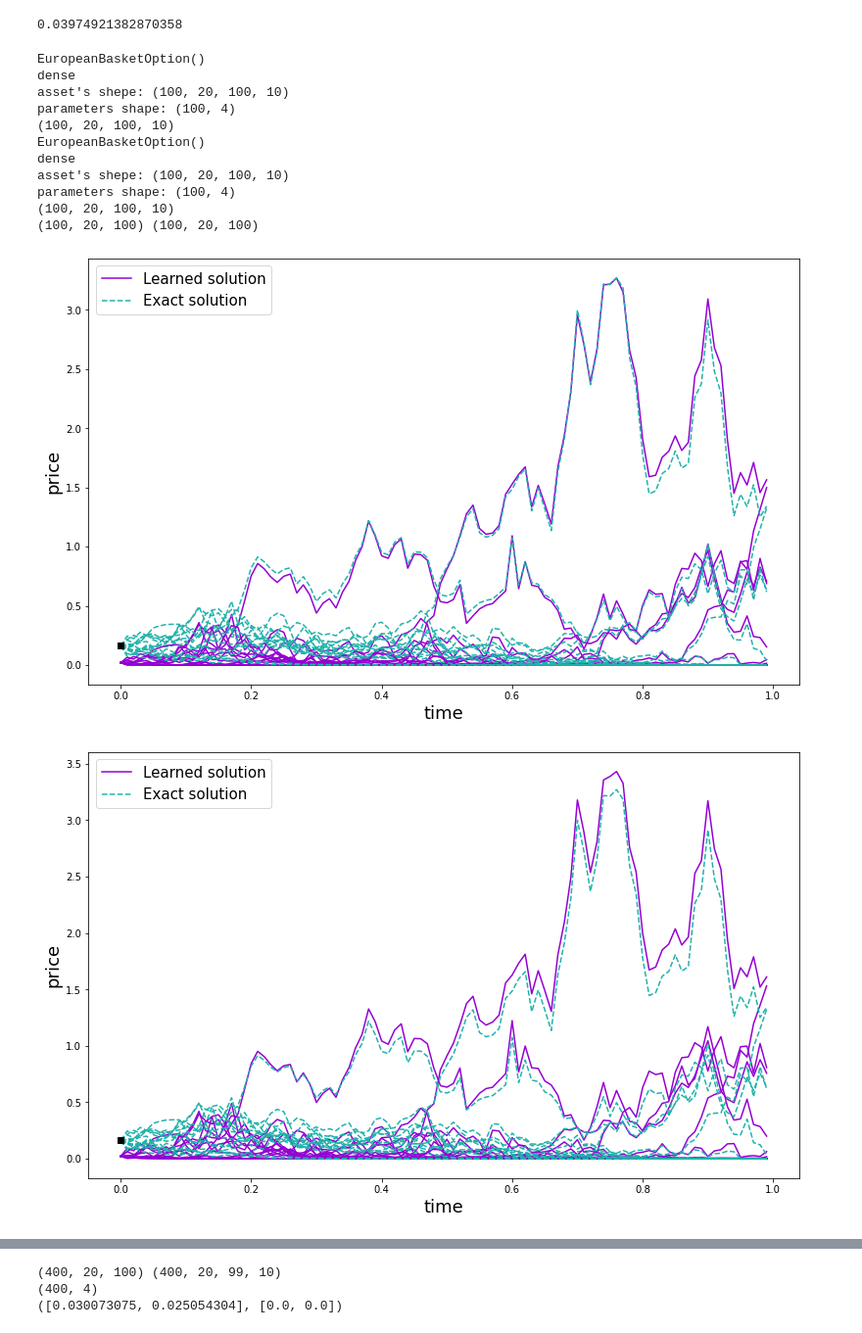
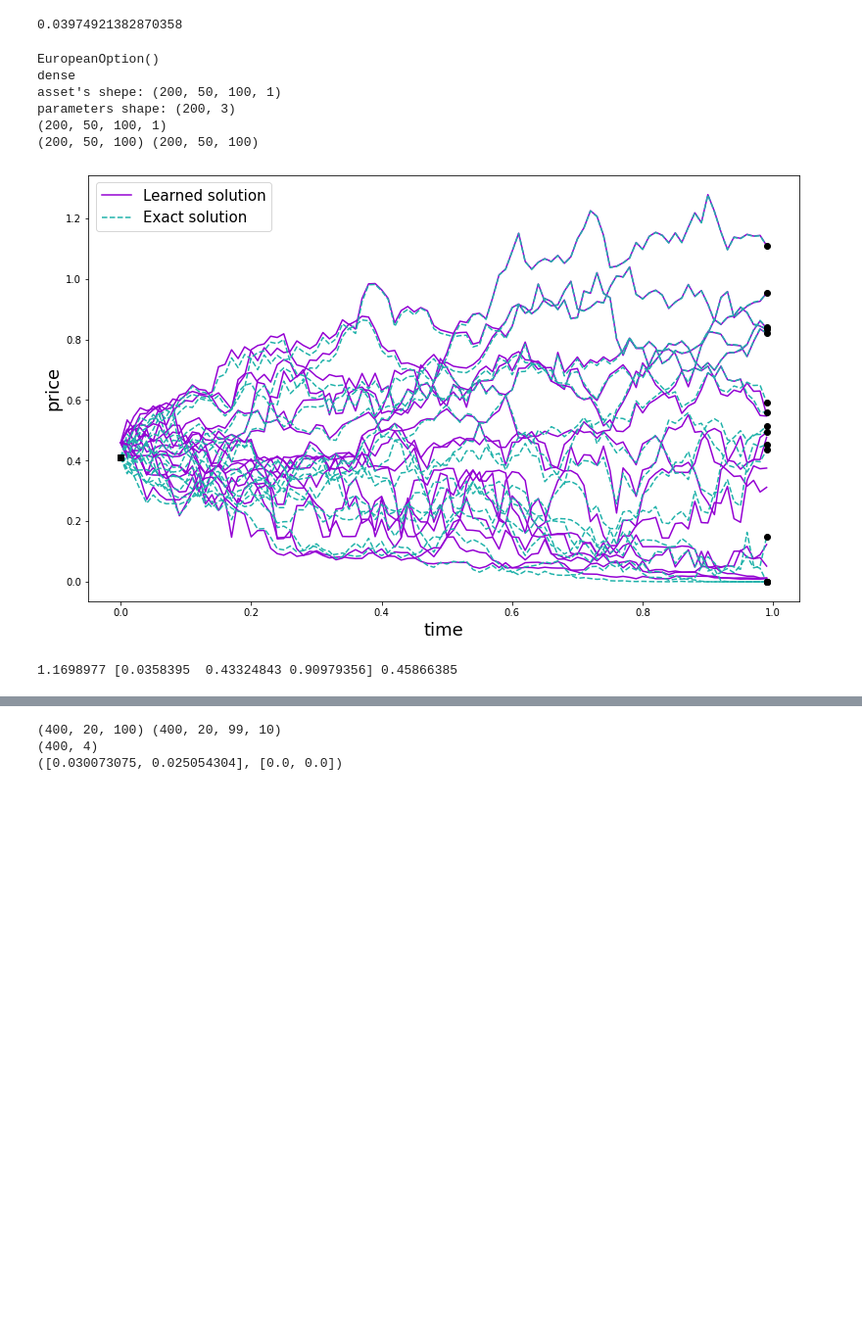
Before and after one commit to gengem777/no_bsde, a Jupyter notebook: plot_results.ipynb, the cells around one changed output, grey strips where cells are left out. Shown at 98% size. Saved outputs shown, nothing was run; the diff lists cells and outputs as text; code cells hidden in the pictures; blank space fills up the shorter version.

```diff
--- a/plot_results.ipynb
+++ b/plot_results.ipynb
@@ -68,7 +68,7 @@ def get_useful_series(sde_name: str, option_name: str, dim: int=1, seed: int=0,
         x_arg = x
     print(f"asset's shepe: {x_arg.shape}")
     y_pred = model.net_forward((t, x_arg, u_hat))
-    # z_pred = tf.squeeze(model.z_hedge(t, x_arg, u_hat)).numpy()
+    z_pred = tf.squeeze(model.z_hedge(t, x_arg, u_hat)).numpy()
     y_pred = tf.squeeze(y_pred).numpy()
     t_test = tf.squeeze(t).numpy()
     x_mc = tf.squeeze(np.mean(x_arg[:,:,:,:dim], axis=-1)).numpy()
@@ -80,10 +80,10 @@ def get_useful_series(sde_name: str, option_name: str, dim: int=1, seed: int=0,
 
     if (sde_name in ["GBM", "TGBM", "SV"]) and (option_name in ["European", "EuropeanPut","Swap", "TimeEuropean", "BermudanPut"]) and (dim in[1, 3, 5, 10]):
         y_true = option.exact_price(t, x, u_hat)
-        # z_true = tf.squeeze(option.exact_delta(t, x, u_hat)).numpy()
+        z_true = tf.squeeze(option.exact_delta(t, x, u_hat)).numpy()
         y_true = tf.squeeze(y_true).numpy()
 
-        return y_pred, x_mc, t_test, u, y_true, _, _
+        return y_pred, x_mc, t_test, u, y_true, z_pred, z_true
 
     if (sde_name in [ "SV"]) and (option_name in [ "Swap"]) and (dim != 1):
         y_true = option.exact_price(t, x, u_hat)
@@ -117,64 +117,60 @@ def get_useful_series(sde_name: str, option_name: str, dim: int=1, seed: int=0,
         return y_pred, x_mc, t_test, u, mc_p.numpy()
 
 
-sde_l = ["GBM"]
-opt_l = ["Basket", "BasketnoPI"]
-datas = []
-for sde in sde_l:
-    for option in opt_l:
-        data = get_useful_series(sde, option, 10, 0, False)
-        datas.append(data)
+# sde_l = ["GBM"]
+# opt_l = ["Basket", "BasketnoPI"]
+# datas = []
+# for sde in sde_l:
+#     for option in opt_l:
+#         data = get_useful_series(sde, option, 10, 0, False)
+#         datas.append(data)
 # data = get_useful_series("GBM", "Basket", 10, 0, True)
 # data1 = get_useful_series("GBM", "BasketnoPI", 10, 0, True)
 # print(data[1][0, :, 0])
+data = get_useful_series("GBM", "European", 1, 0, False)
 print(data[0].shape, data[4].shape)
 # %% [output]
-EuropeanBasketOption()
+EuropeanOption()
 dense
-asset's shepe: (100, 20, 100, 10)
-parameters shape: (100, 4)
-(100, 20, 100, 10)
-EuropeanBasketOption()
-dense
-asset's shepe: (100, 20, 100, 10)
-parameters shape: (100, 4)
-(100, 20, 100, 10)
-(100, 20, 100) (100, 20, 100)
+asset's shepe: (200, 50, 100, 1)
+parameters shape: (200, 3)
+(200, 50, 100, 1)
+(200, 50, 100) (200, 50, 100)
 # %%
 def plot_mc_curves(t_test, y_pred, x_mc, u_hat, y_true=None):
-    samples = 15
+    samples = 16
     plt.figure(figsize=(13, 8))
     plt.plot(t_test[0:1,:].T, y_pred[0:1,:].T,'darkviolet',label='Learned solution')
     plt.plot(t_test[0:1,:].T, y_true[0:1,:].T,'--',color='lightseagreen',label='Exact solution')
-    # plt.plot(t_test[0:1,-1], y_true[0:1,-1],'ko') #,label='$Y_T = u(T,X_T)$')
+    plt.plot(t_test[0:1,-1], y_true[0:1,-1],'ko') #,label='$Y_T = u(T,X_T)$')
 
     plt.plot(t_test[1:samples,:].T, y_pred[1:samples,:].T,'darkviolet')
     plt.plot(t_test[1:samples,:].T, y_true[1:samples,:].T,'--',color='lightseagreen')
-    # plt.plot(t_test[1:samples,-1], y_true[1:samples,-1],'ko')
+    plt.plot(t_test[1:samples,-1], y_true[1:samples,-1],'ko')
 
     plt.plot([0],y_true[0,0],'ks') # ,label='$Y_0 = u(0,X_0)$')
 
     plt.xlabel('time', fontdict={"size": 18})
     plt.ylabel('price', fontdict={"size": 18})
     #plt.title(fr'm={u_hat[-1]: 2f}, r={u_hat[0]: 2f}, $\theta$={u_hat[1]: 2f},$\kappa$={u_hat[2]: 2f}， $\sigma$={u_hat[3]: 2f}, $\rho$={u_hat[4]: 2f}')# , $\rho$={u_hat[2]: 2f}')
     plt.legend(prop={"size": 15})
     plt.show()
-
+    print(x_mc[0,0], u_hat, y_pred[0,0])
     # plt.figure(figsize=(10, 6))
     # plt.plot(t_test[0:1,:].T, x_mc[0:1,:].T,'g',label='$X_t$')
     # plt.plot(t_test[1:samples,:].T, x_mc[1:samples,:].T,'g')
     # plt.show()
     # print("parameters:", u_hat)
     # t = (y_pred[:,0] - y_true[:,0])/(1 + y_true[:,0])
     # print(np.mean(np.abs(t)), np.std(np.abs(t)))
 
 t_test = np.load('predicted_price/t.npy')
 idx_1 = 0
-idx = 35 #27 european basket 10，
-for data in datas:
-    plot_mc_curves(t_test[idx], data[0][idx], data[1][idx], data[3][idx], data[4][idx])
+idx = 0 #27 european basket 10，
+# for data in datas:
+plot_mc_curves(t_test[idx], data[5][idx], data[1][idx], data[3][idx], data[6][idx])
 # plot_mc_curves(t_test[idx], data1[0][idx], data1[1][idx], data1[3][idx], data1[4][idx])
 # plot_mc_curves(t_test[idx], data[-2][idx], data[1][idx], data[3][idx], data[-1][idx])
 # %% [output]
-[figure, old version]
+[figure, new version]
-[figure, removed]
+1.1698977 [0.0358395  0.43324843 0.90979356] 0.45866385
```
Also changed, not shown: parts of 4 cells of this notebook, 14 other files.
